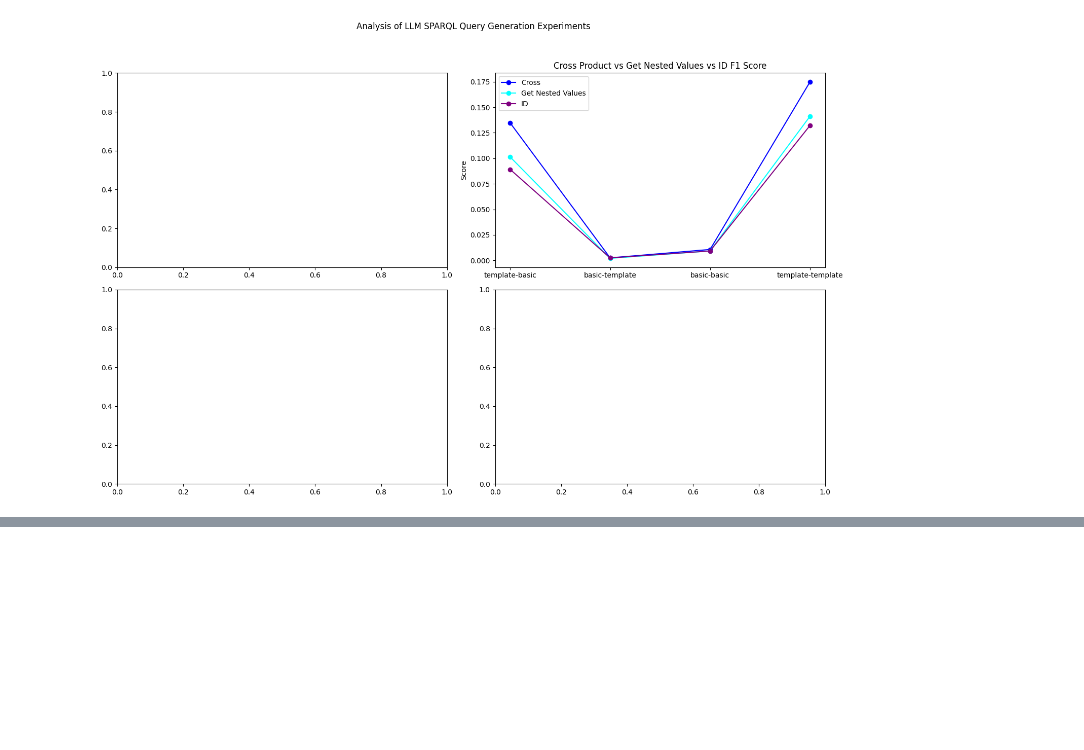
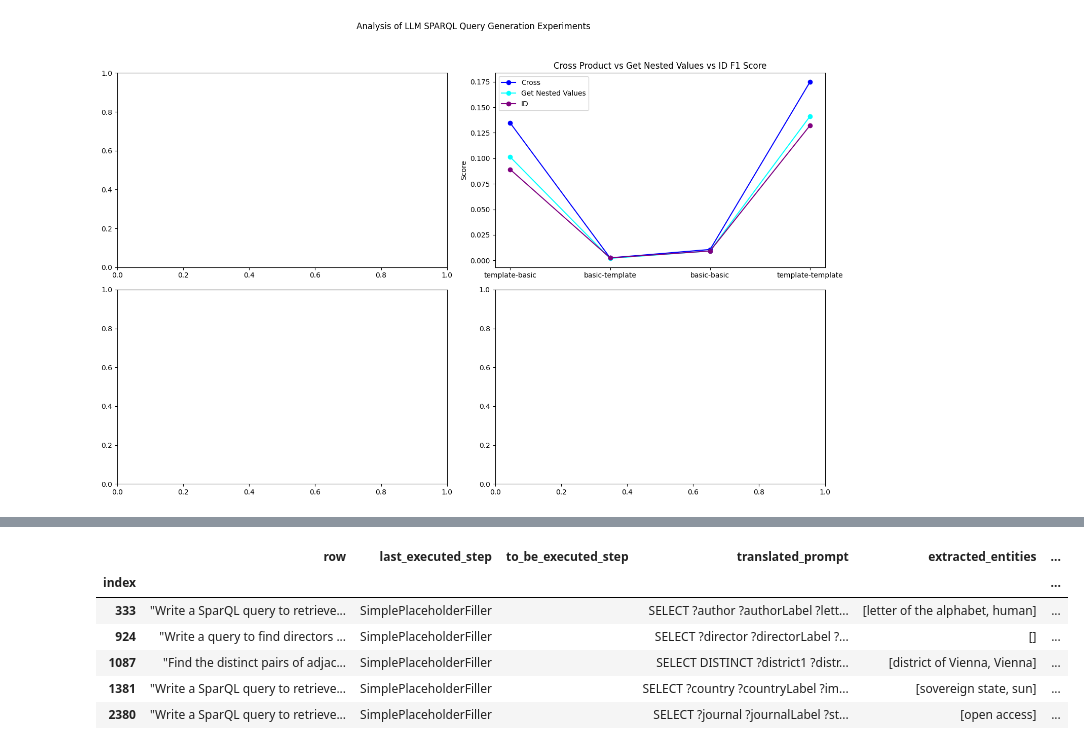
Before and after one commit to Gratic/Finetuning-LLM-for-SPARQL-generation, a Jupyter notebook: scripts/concatened_evaluation_viz.ipynb, the cells around one changed output, grey strips where cells are left out. Cells and saved outputs as stored; diff of their text form; code cells hidden in the pictures; blank space fills up the shorter version.

```diff
--- a/scripts/concatened_evaluation_viz.ipynb
+++ b/scripts/concatened_evaluation_viz.ipynb
@@ -126,0 +210,10 @@ plt.show()
+# %%
+df_exec.loc[~df_exec['has_error']].loc[df_exec['execution'].str.startswith(('exception'))].head()
+# %% [output]
+|  | row | last_executed_step | to_be_executed_step | translated_prompt | extracted_entities | ... |
+| index |  |  |  |  |  | ... |
+| 333 | "Write a SparQL query to retrieve... | SimplePlaceholderFiller |  | SELECT ?author ?authorLabel ?lett... | [letter of the alphabet, human] | ... |
+| 924 | "Write a query to find directors ... | SimplePlaceholderFiller |  | SELECT ?director ?directorLabel ?... | [] | ... |
+| 1087 | "Find the distinct pairs of adjac... | SimplePlaceholderFiller |  | SELECT DISTINCT ?district1 ?distr... | [district of Vienna, Vienna] | ... |
+| 1381 | "Write a SparQL query to retrieve... | SimplePlaceholderFiller |  | SELECT ?country ?countryLabel ?im... | [sovereign state, sun] | ... |
+| 2380 | "Write a SparQL query to retrieve... | SimplePlaceholderFiller |  | SELECT ?journal ?journalLabel ?st... | [open access] | ... |
```
Also changed, not shown: parts of 8 cells of this notebook, 4 other files.
